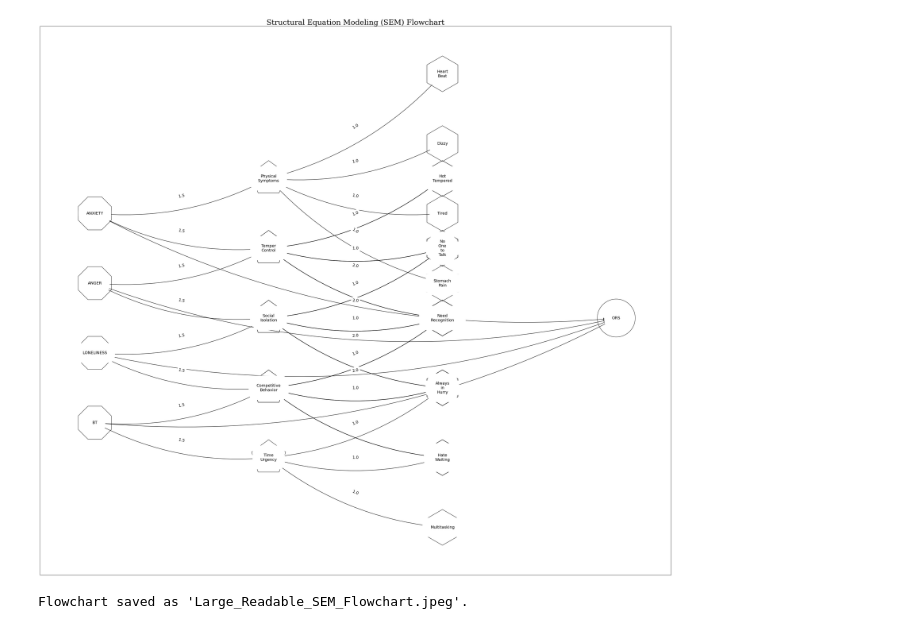
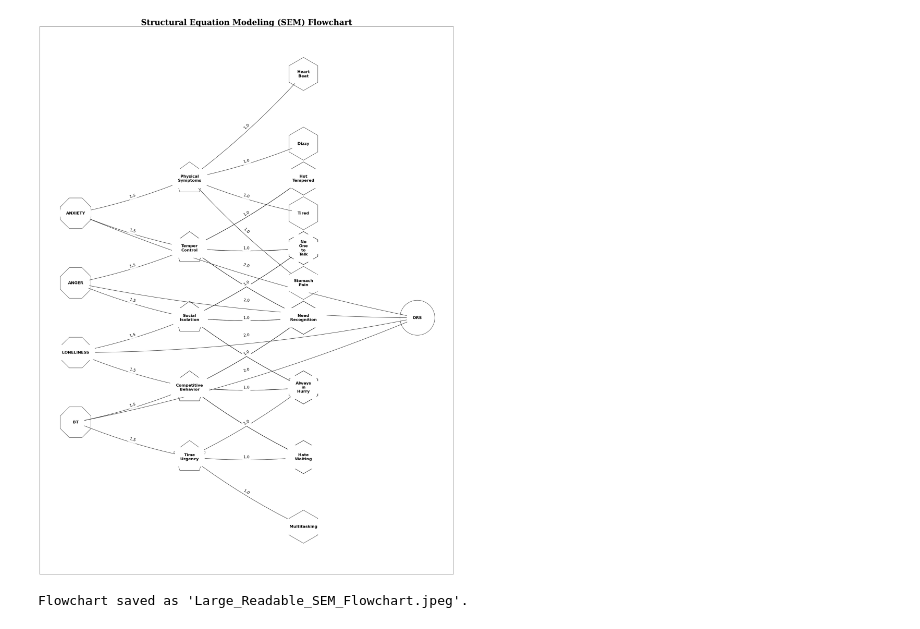
Before and after one commit to Vijaykumar-HealthGIS/NLP, a Jupyter notebook: IIPH_SEM.ipynb, the cells around one changed output. Cells and saved outputs as stored; diff of their text form; code cells hidden in the pictures.

```diff
--- a/IIPH_SEM.ipynb
+++ b/IIPH_SEM.ipynb
@@ -105,15 +105,15 @@ pos[dependent_variable] = (current_x, 0.0)
 # ------------------------------
 # STEP 4: Draw the Graph (Large, Readable)
 # ------------------------------
-plt.figure(figsize=(40, 35))  # Increase figure size for clarity
+plt.figure(figsize=(30, 40))  # Increase figure size for clarity
 
 # 4.1 Draw edges with larger arrows and thicker lines
 nx.draw_networkx_edges(
     G, pos,
     arrowstyle='-|>',
-    arrowsize=20,
+    arrowsize=5,
     width=1.5,
-    connectionstyle='arc3,rad=0.15',
+    connectionstyle='arc3,rad=0.05',
     min_source_margin=35,
     min_target_margin=35,
     alpha=0.8
@@ -130,7 +130,7 @@ nx.draw_networkx_nodes(
     node_shape='8',
     node_color='none',
     edgecolors='black',
-    node_size=16000
+    node_size=18000
 )
 
 # Draw Latent Variables as pentagons (bigger)
@@ -140,7 +140,7 @@ nx.draw_networkx_nodes(
     node_shape='p',
     node_color='none',
     edgecolors='black',
-    node_size=16000
+    node_size=18000
 )
 
 # Draw Observed Variables as hexagons (bigger)
@@ -150,7 +150,7 @@ nx.draw_networkx_nodes(
     node_shape='h',
     node_color='none',
     edgecolors='black',
-    node_size=16000
+    node_size=18000
 )
 
 # Draw Dependent Variable as circle (bigger)
@@ -160,39 +160,39 @@ nx.draw_networkx_nodes(
     node_shape='o',
     node_color='none',
     edgecolors='black',
-    node_size=18000
+    node_size=20000
 )
 
 # 4.3 Create labels: Each word on a new line.
 formatted_labels = {}
 for node in G.nodes():
     # Split by space so each word appears on a new line.
     formatted_labels[node] = "\n".join(node.split())
 
 # Draw node labels with a spacious bounding box for clarity.
 nx.draw_networkx_labels(
     G, pos,
     labels=formatted_labels,
-    font_size=14,
-    font_weight='normal',
-    bbox=dict(boxstyle="round,pad=2.0", fc="white", ec="none", alpha=1.0)
+    font_size=16,
+    font_weight='bold',
+    bbox=dict(boxstyle="round,pad=1.5", fc="white", ec="none", alpha=1.0)
 )
 
 # 4.4 Draw edge labels (weights) at the center of each edge.
 edge_labels = {(u, v): f"{G[u][v]['weight']}" for u, v in G.edges()}
 nx.draw_networkx_edge_labels(
     G, pos,
     edge_labels=edge_labels,
-    font_size=14,
+    font_size=16,
     label_pos=0.5  # Center the label on the edge
 )
 
-plt.title("Structural Equation Modeling (SEM) Flowchart", fontsize=26, fontweight="normal")
+plt.title("Structural Equation Modeling (SEM) Flowchart", fontsize=32, fontweight="bold")
 jpeg_path = "Large_Readable_SEM_Flowchart.jpeg"
 plt.savefig(jpeg_path, format="jpeg", dpi=500)
 plt.show()
 
 print(f"Flowchart saved as '{jpeg_path}'.")
 # %% [output]
-[figure, old version]
+[figure, new version]
 Flowchart saved as 'Large_Readable_SEM_Flowchart.jpeg'.
```
